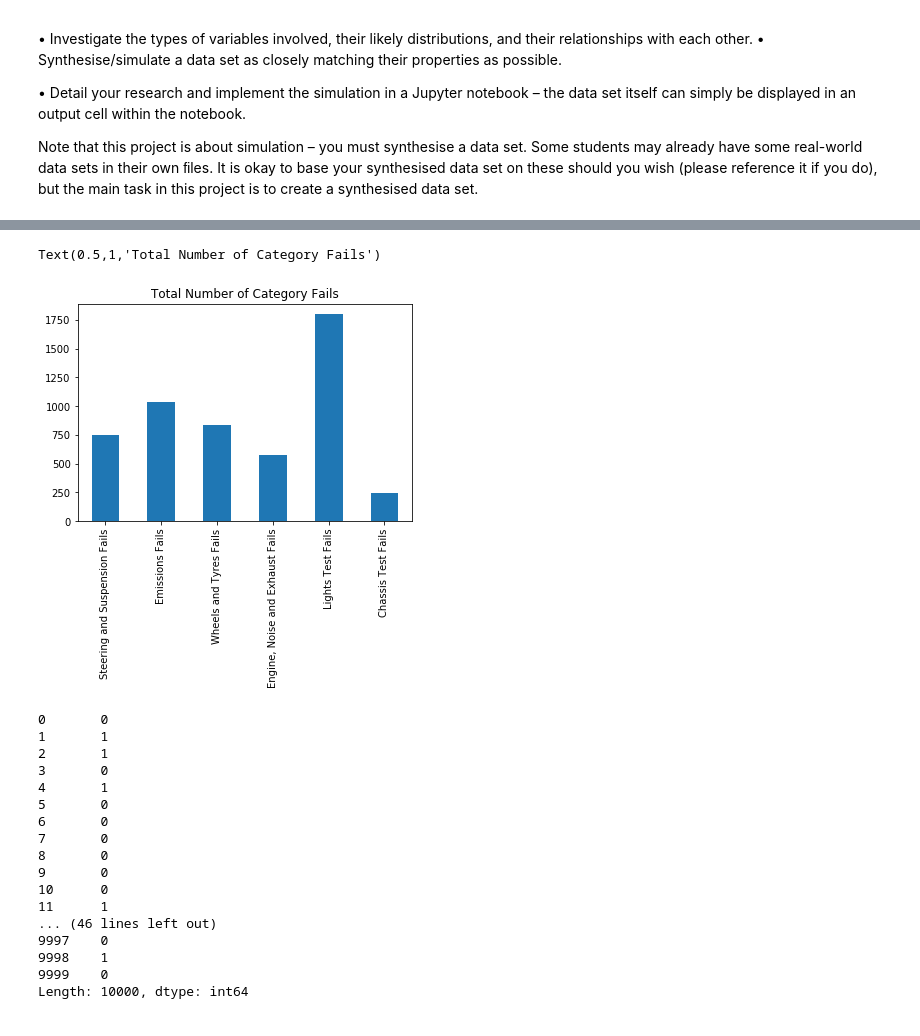
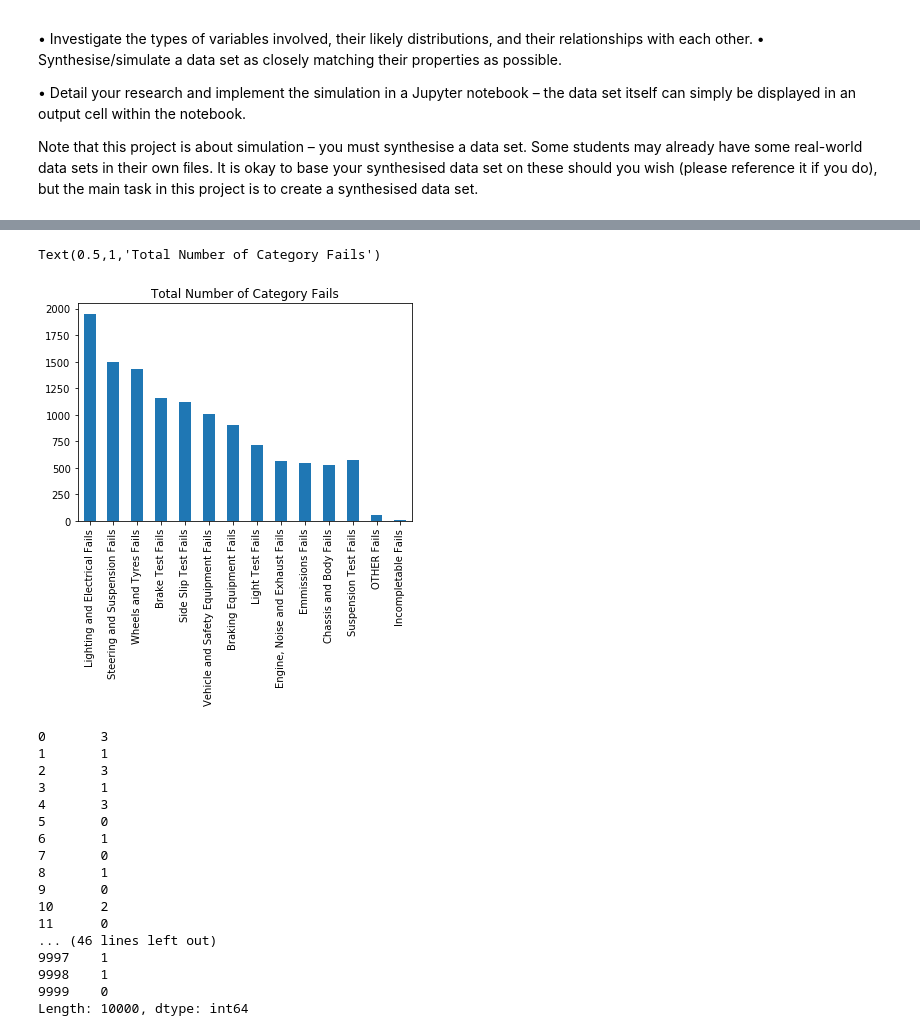
Before and after one commit to MKelly1303/GMIT_52465_Prog_Project1, a Jupyter notebook: 52465 Programming for Data Analysis Project.ipynb, the cells around one changed output, grey strips where cells are left out. Drawn from its saved outputs; the diff is of its cells as text; code cells hidden in the pictures.

Commit message:
Updated with an introduction and overview of the real world data. Updated the probability of each fail type to sinulated the real work failure rates

```diff
--- a/52465 Programming for Data Analysis Project.ipynb
+++ b/52465 Programming for Data Analysis Project.ipynb
@@ -171,7 +173,17 @@ df['Engine, Noise and Exhaust Fails'] = np.random.binomial(1, 0.06, 10000)
-# %%
-df['Lights Test Fails'] = np.random.binomial(1, 0.18, 10000)
-# %%
-df['Chassis Test Fails'] = np.random.binomial(1, 0.02, 10000)
+# %%
+df['Steering and Suspension Fails'] = np.random.binomial(1, 0.15, 10000)
+df['Wheels and Tyres Fails'] = np.random.binomial(1, 0.14, 10000)
+df['Brake Test Fails'] = np.random.binomial(1, 0.12, 10000)
+df['Side Slip Test Fails'] = np.random.binomial(1, 0.115, 10000)
+df['Vehicle and Safety Equipment Fails'] = np.random.binomial(1, 0.104, 10000)
+df['Braking Equipment Fails'] = np.random.binomial(1, 0.093, 10000)
+df['Light Test Fails'] = np.random.binomial(1, 0.069, 10000)
+df['Engine, Noise and Exhaust Fails'] = np.random.binomial(1, 0.059, 10000)
+df['Emmissions Fails'] = np.random.binomial(1, 0.054, 10000)
+df['Chassis and Body Fails'] = np.random.binomial(1, 0.054, 10000)
+df['Suspension Test Fails'] = np.random.binomial(1, 0.053, 10000)
+df['OTHER Fails'] = np.random.binomial(1, 0.0045, 10000)
+df['Incompletable Fails'] = np.random.binomial(1, 0.0007, 10000)
 # %%
 df
 # %% [output]
@@ -196,5 +208,5 @@ df
 # %%
-df = df[['Manufacturer', 'Year', 'Steering and Suspension Fails','Emissions Fails', 'Wheels and Tyres Fails','Engine, Noise and Exhaust Fails','Lights Test Fails','Chassis Test Fails']]
+df = df[['Manufacturer', 'Year', 'Lighting and Electrical Fails', 'Steering and Suspension Fails', 'Wheels and Tyres Fails', 'Brake Test Fails', 'Side Slip Test Fails', 'Vehicle and Safety Equipment Fails', 'Braking Equipment Fails', 'Light Test Fails', 'Engine, Noise and Exhaust Fails', 'Emmissions Fails', 'Chassis and Body Fails', 'Suspension Test Fails', 'OTHER Fails', 'Incompletable Fails']]
 # %%
 df
 # %% [output]
@@ -231,26 +243,26 @@ df.describe()
 # %%
-df.iloc[:, 2:8].sum().plot.bar()
+df.iloc[:, 2:16].sum().plot.bar()
 plt.title('Total Number of Category Fails')
 # %% [output]
 Text(0.5,1,'Total Number of Category Fails')
-[figure, old version]
+[figure, new version]
 # %%
-df.iloc[:, 2:8].sum(1)
+df.iloc[:, 2:14].sum(1)
 # %% [output]
-0       0
+0       3
 1       1
-2       1
-3       0
-4       1
+2       3
+3       1
+4       3
 5       0
-6       0
+6       1
 7       0
-8       0
+8       1
 9       0
-10      0
-11      1
+10      2
+11      0
 ... (46 lines left out)
-9997    0
+9997    1
 9998    1
 9999    0
 Length: 10000, dtype: int64
```
Also changed, not shown: parts of 20 cells of this notebook.
